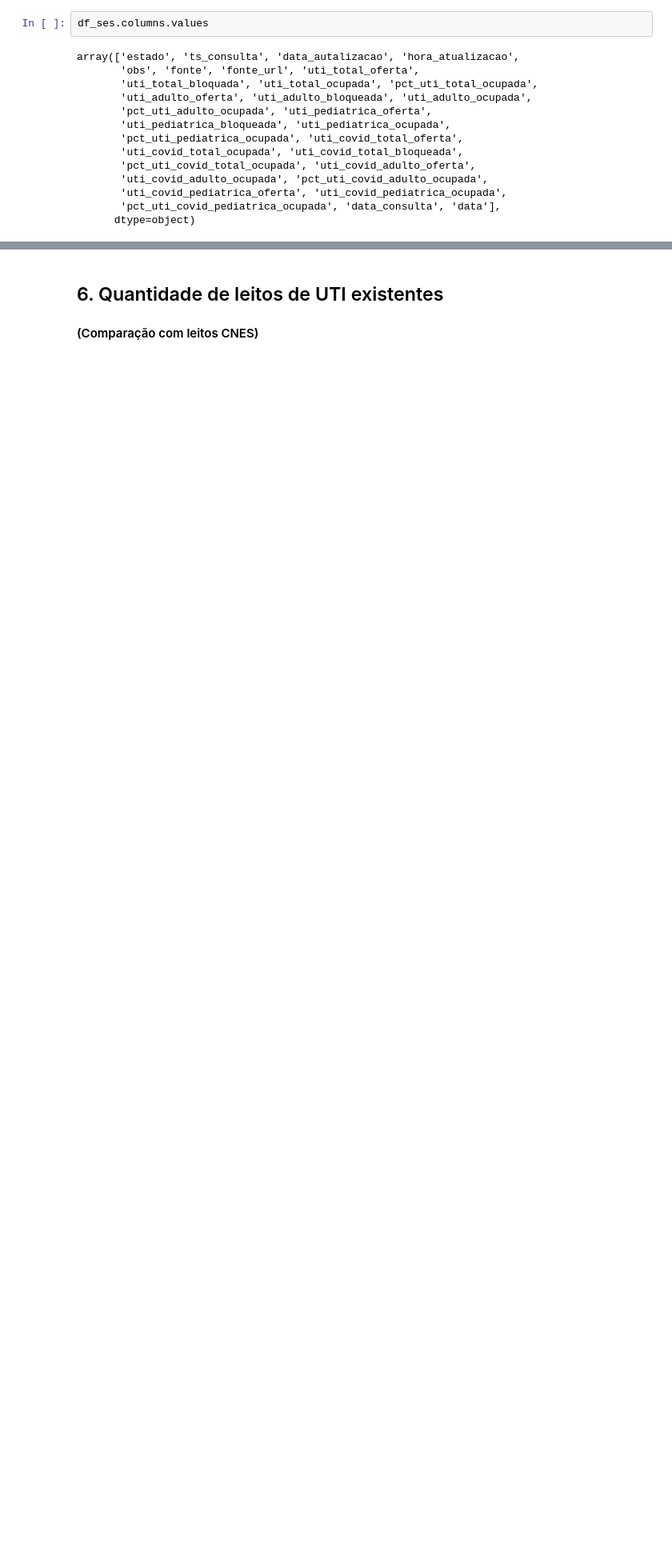
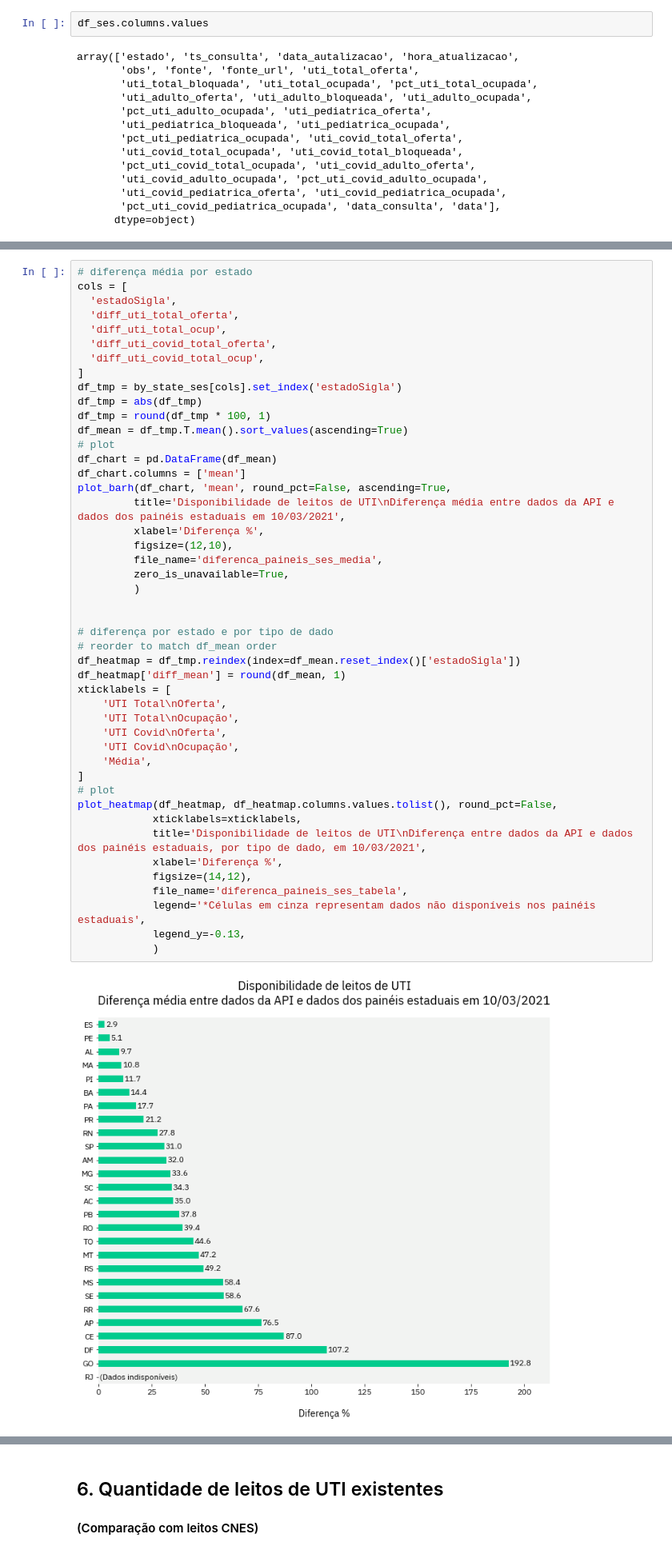
Before and after one commit to okfn-brasil/transparencia-leitos-covid-analise, a Jupyter notebook: Analysis.ipynb, the cells around one changed output, grey strips where cells are left out. Shown at 80% size. Drawn from its saved outputs; the diff is of its cells as text; blank space fills up the shorter version.

```diff
--- a/Analysis.ipynb
+++ b/Analysis.ipynb
@@ -816,0 +649,48 @@ Text(0, -0.13, '*Células em cinza representam dados não disponíveis nos pain
+# %%
+# diferença média por estado
+cols = [
+  'estadoSigla',
+  'diff_uti_total_oferta',
+  'diff_uti_total_ocup',
+  'diff_uti_covid_total_oferta',
+  'diff_uti_covid_total_ocup',
+]
+df_tmp = by_state_ses[cols].set_index('estadoSigla')
+df_tmp = abs(df_tmp)
+df_tmp = round(df_tmp * 100, 1)
+df_mean = df_tmp.T.mean().sort_values(ascending=True)
+# plot
+df_chart = pd.DataFrame(df_mean)
+df_chart.columns = ['mean']
+plot_barh(df_chart, 'mean', round_pct=False, ascending=True,
+         title='Disponibilidade de leitos de UTI\nDiferença média entre dados da API e dados dos painéis estaduais em 10/03/2021',
+         xlabel='Diferença %',
+         figsize=(12,10),
+         file_name='diferenca_paineis_ses_media',
+         zero_is_unavailable=True,
+         )
+
+
+# diferença por estado e por tipo de dado
+# reorder to match df_mean order
+df_heatmap = df_tmp.reindex(index=df_mean.reset_index()['estadoSigla'])
+df_heatmap['diff_mean'] = round(df_mean, 1)
+xticklabels = [
+    'UTI Total\nOferta',
+    'UTI Total\nOcupação',
+    'UTI Covid\nOferta',
+    'UTI Covid\nOcupação',
+    'Média',
+]
+# plot
+plot_heatmap(df_heatmap, df_heatmap.columns.values.tolist(), round_pct=False,
+            xticklabels=xticklabels,
+            title='Disponibilidade de leitos de UTI\nDiferença entre dados da API e dados dos painéis estaduais, por tipo de dado, em 10/03/2021',
+            xlabel='Diferença %',
+            figsize=(14,12),
+            file_name='diferenca_paineis_ses_tabela',
+            legend='*Células em cinza representam dados não disponíveis nos painéis estaduais',
+            legend_y=-0.13,
+            )
+# %% [output]
+[figure, added]
```
Also changed, not shown: parts of 21 cells of this notebook, 8 other files.
